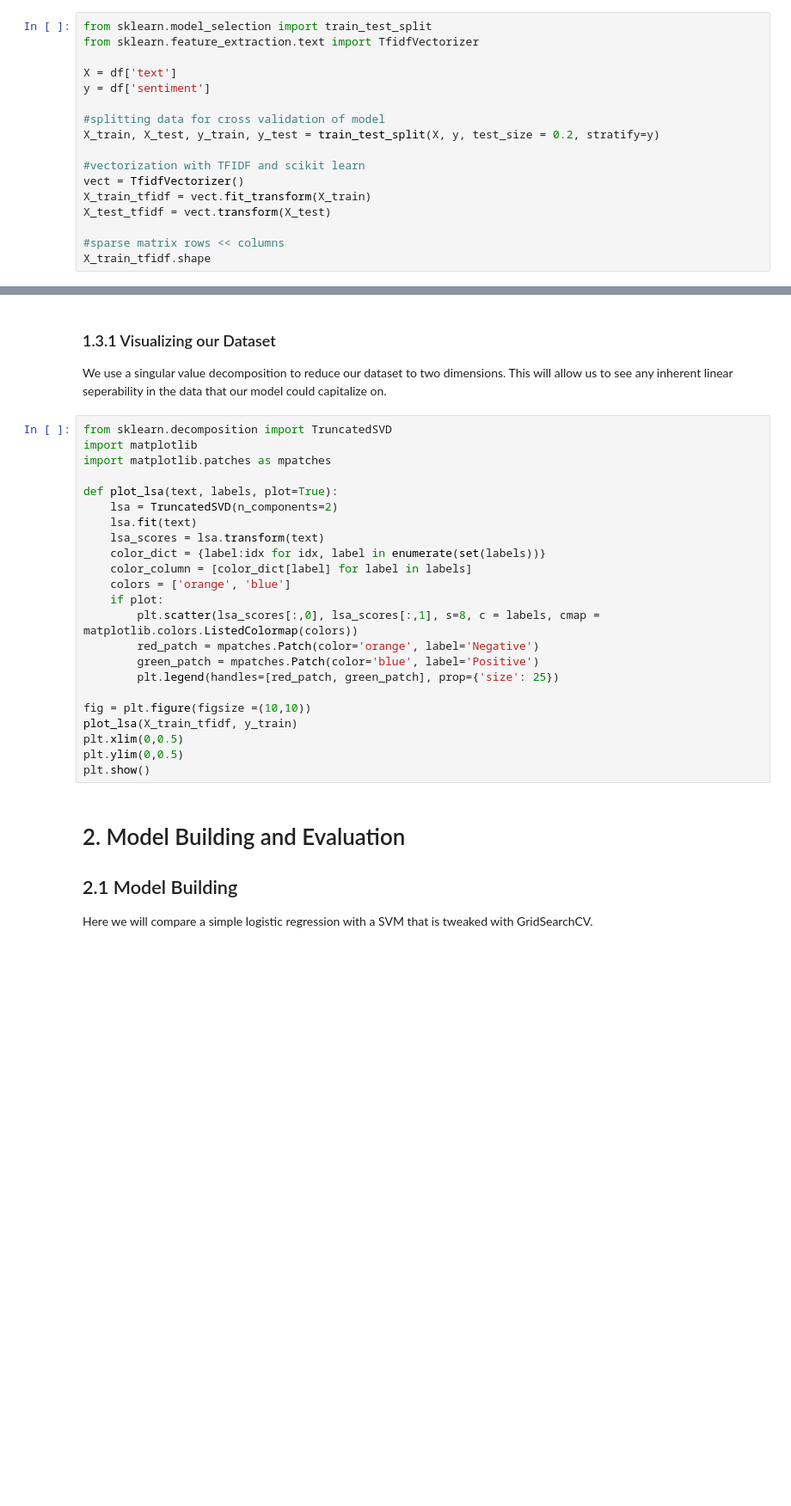
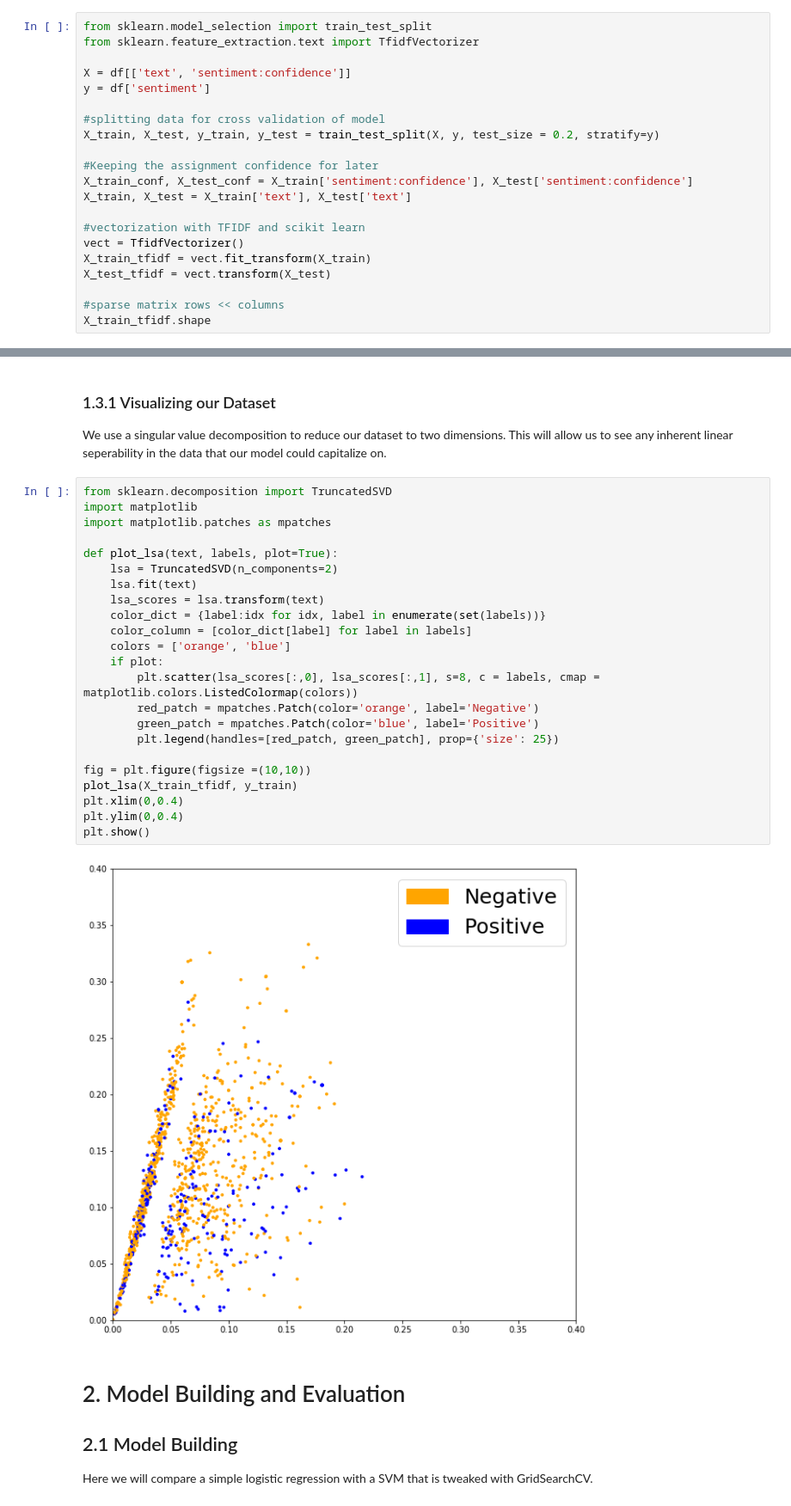
Before and after one commit to harrisonjansma/ML-Notes, a Jupyter notebook: NLP/Sentiment Analysis TFIDF + LogReg.ipynb, the cells around one changed output, grey strips where cells are left out. Shown: that part at 86% size. Saved outputs shown, nothing was run; the diff lists cells and outputs as text; blank space fills up the shorter version.

```diff
--- a/NLP/Sentiment Analysis TFIDF + LogReg.ipynb
+++ b/NLP/Sentiment Analysis TFIDF + LogReg.ipynb
@@ -136,11 +164,15 @@ We will use TFIDF to convert our token lists to numerical data.
 from sklearn.model_selection import train_test_split
 from sklearn.feature_extraction.text import TfidfVectorizer
 
-X = df['text']
+X = df[['text', 'sentiment:confidence']]
 y = df['sentiment']
 
 #splitting data for cross validation of model
 X_train, X_test, y_train, y_test = train_test_split(X, y, test_size = 0.2, stratify=y)
+
+#Keeping the assignment confidence for later
+X_train_conf, X_test_conf = X_train['sentiment:confidence'], X_test['sentiment:confidence']
+X_train, X_test = X_train['text'], X_test['text']
 
 #vectorization with TFIDF and scikit learn
 vect = TfidfVectorizer()
@@ -155,26 +189,28 @@ We use a singular value decomposition to reduce our dataset to two dimensions. T
 # %%
 from sklearn.decomposition import TruncatedSVD
 import matplotlib
 import matplotlib.patches as mpatches
 
 def plot_lsa(text, labels, plot=True):
     lsa = TruncatedSVD(n_components=2)
     lsa.fit(text)
     lsa_scores = lsa.transform(text)
     color_dict = {label:idx for idx, label in enumerate(set(labels))}
     color_column = [color_dict[label] for label in labels]
     colors = ['orange', 'blue']
     if plot:
         plt.scatter(lsa_scores[:,0], lsa_scores[:,1], s=8, c = labels, cmap = matplotlib.colors.ListedColormap(colors))
         red_patch = mpatches.Patch(color='orange', label='Negative')
         green_patch = mpatches.Patch(color='blue', label='Positive')
         plt.legend(handles=[red_patch, green_patch], prop={'size': 25})
 
 fig = plt.figure(figsize =(10,10))
 plot_lsa(X_train_tfidf, y_train)
-plt.xlim(0,0.5)
-plt.ylim(0,0.5)
+plt.xlim(0,0.4)
+plt.ylim(0,0.4)
 plt.show()
+# %% [output]
+[figure, added]
 # %% [markdown]
 # 2. Model Building and Evaluation
 
```
Also changed, not shown: parts of 21 cells of this notebook.
